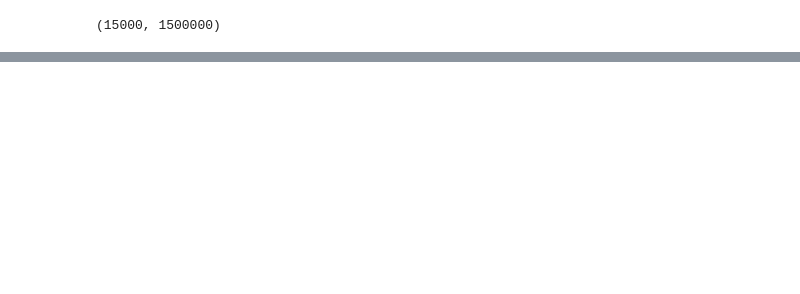
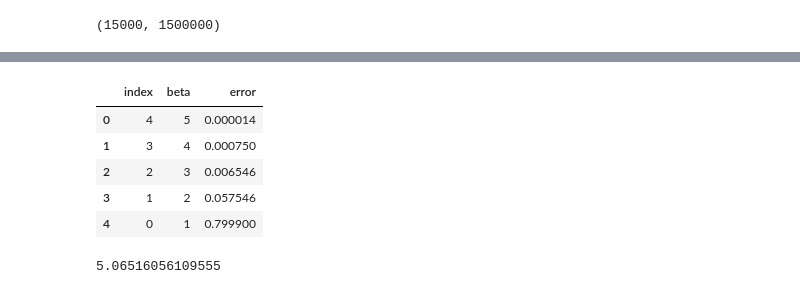
Before and after one commit to chrisHassan/bandits, a Jupyter notebook: examples/cascade/context_free.ipynb, the cells around one changed output, grey strips where cells are left out. Cells and saved outputs as stored; diff of their text form; code cells hidden in the pictures; blank space fills up the shorter version.

```diff
--- a/examples/cascade/context_free.ipynb
+++ b/examples/cascade/context_free.ipynb
@@ -646,4 +648,18 @@ chart
 [interactive output not drawn]
 # %% [markdown]
 # Running for N episodes
+# %%
+def get_alpha(mean: float, beta: float) -> float:
+    """
+    mean of Beta distribution is given by: alpha/(alpha+beta)
+
+    We have re-written the formula to give alpha
+    as a function of the mean and beta
+
+    Args:
+        target_p (float): probability of success
+        beta (float):
+
+    """
+    return ((mean/(1-mean)) * beta) + ((1/(1-mean)) * (1-2 * mean))
 # %%
@@ -886,0 +989,50 @@ chart
+# %%
+def observed_cdf_vs_expected(
+    beta: float,
+    mean: float,
+    cdf_value_evaluated_at_p: float = 0.8,
+    expected_cdf_value: float = 0.0001
+):
+    """
+
+    Args:
+        beta (float): _description_
+        mean (float): _description_
+        cdf_value_evaluated_at_p (float, optional): _description_. Defaults to 0.8.
+        expected_cdf_value (float, optional): _description_. Defaults to 0.0001.
+
+    Returns:
+        _type_: _description_
+    """
+    alpha = get_alpha(mean=mean, beta=beta)
+    observed_cdf = stats.beta.cdf(cdf_value_evaluated_at_p, alpha, beta)
+    return  observed_cdf - expected_cdf_value
+# %%
+brute_force_approach = []
+for beta in range(1, 100):
+    error = observed_cdf_vs_expected(
+        beta=beta, mean=0.95, cdf_value_evaluated_at_p=0.8, expected_cdf_value=0.0001
+    )
+    brute_force_approach.append(dict(beta=beta, error=error))
+
+pd.DataFrame(brute_force_approach).sort_values('error').query('error>0').reset_index().head()
+# %% [output]
+|  | index | beta | error |
+| 0 | 4 | 5 | 0.000014 |
+| 1 | 3 | 4 | 0.000750 |
+| 2 | 2 | 3 | 0.006546 |
+| 3 | 1 | 2 | 0.057546 |
+| 4 | 0 | 1 | 0.799900 |
+# %%
+brentq(
+    partial(
+        observed_cdf_vs_expected,
+        mean=0.95,
+        cdf_value_evaluated_at_p=0.8,
+        expected_cdf_value=0.0001,
+    ),
+    1,
+    100,
+)
+# %% [output]
+5.06516056109555
```
Also changed, not shown: parts of 19 cells of this notebook, 4 other files.
